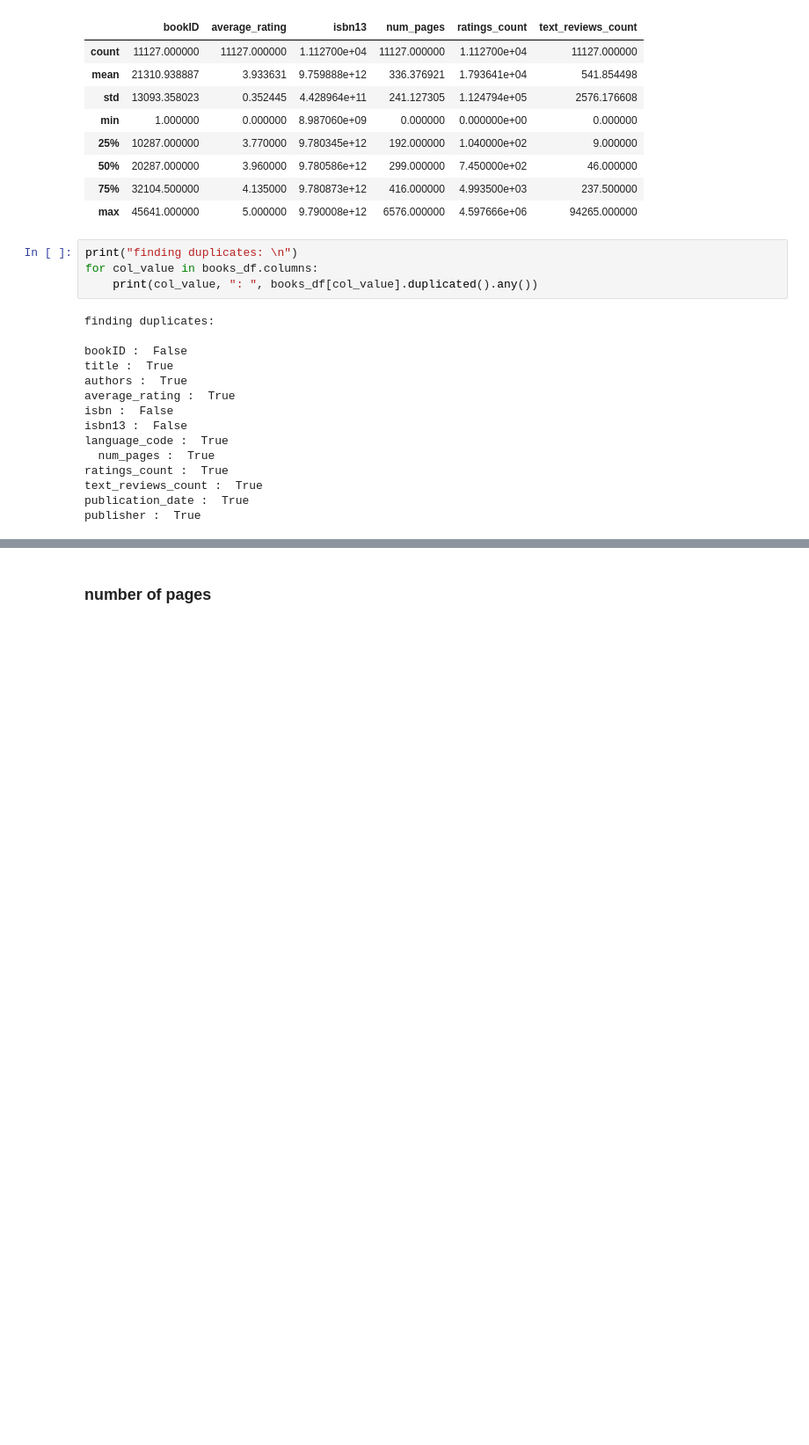
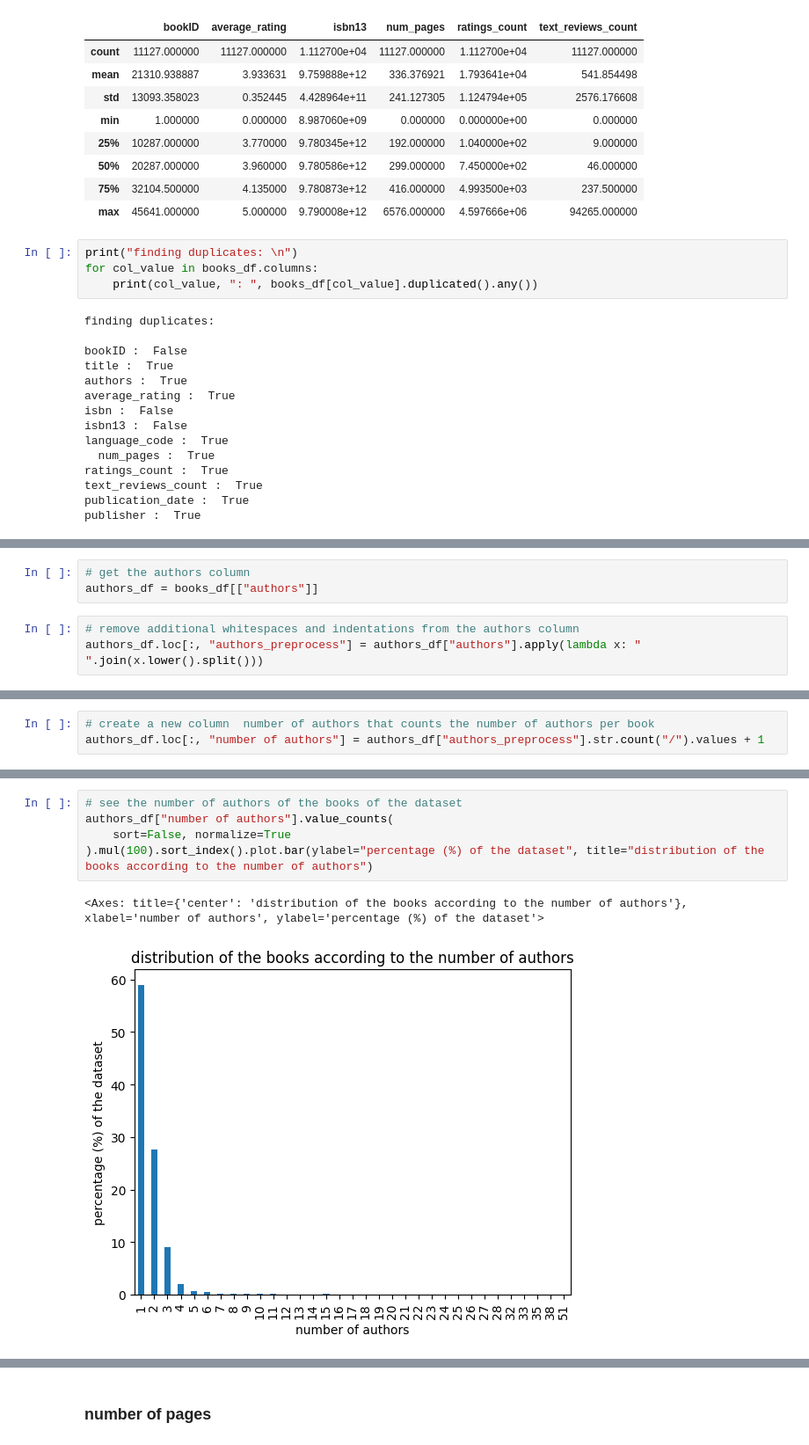
Before and after one commit to SouheilMaatoug/Goodreads-books-rating, a Jupyter notebook: notebooks/dataset-exploration.ipynb, the cells around one changed output, grey strips where cells are left out. Shown: that part at 88% size. Drawn from its saved outputs; the diff is of its cells as text; blank space fills up the shorter version.

```diff
--- a/notebooks/dataset-exploration.ipynb
+++ b/notebooks/dataset-exploration.ipynb
@@ -213,0 +233,6 @@ count_mult_authors
+# %%
+# get the authors column
+authors_df = books_df[["authors"]]
+# %%
+# remove additional whitespaces and indentations from the authors column
+authors_df.loc[:, "authors_preprocess"] = authors_df["authors"].apply(lambda x: " ".join(x.lower().split()))
@@ -213,0 +245,3 @@ count_mult_authors
+# %%
+# create a new column  number of authors that counts the number of authors per book
+authors_df.loc[:, "number of authors"] = authors_df["authors_preprocess"].str.count("/").values + 1
@@ -213,0 +263,8 @@ count_mult_authors
+# %%
+# see the number of authors of the books of the dataset
+authors_df["number of authors"].value_counts(
+    sort=False, normalize=True
+).mul(100).sort_index().plot.bar(ylabel="percentage (%) of the dataset", title="distribution of the books according to the number of authors")
+# %% [output]
+<Axes: title={'center': 'distribution of the books according to the number of authors'}, xlabel='number of authors', ylabel='percentage (%) of the dataset'>
+[figure, added]
```
Also changed, not shown: parts of 80 cells of this notebook.
